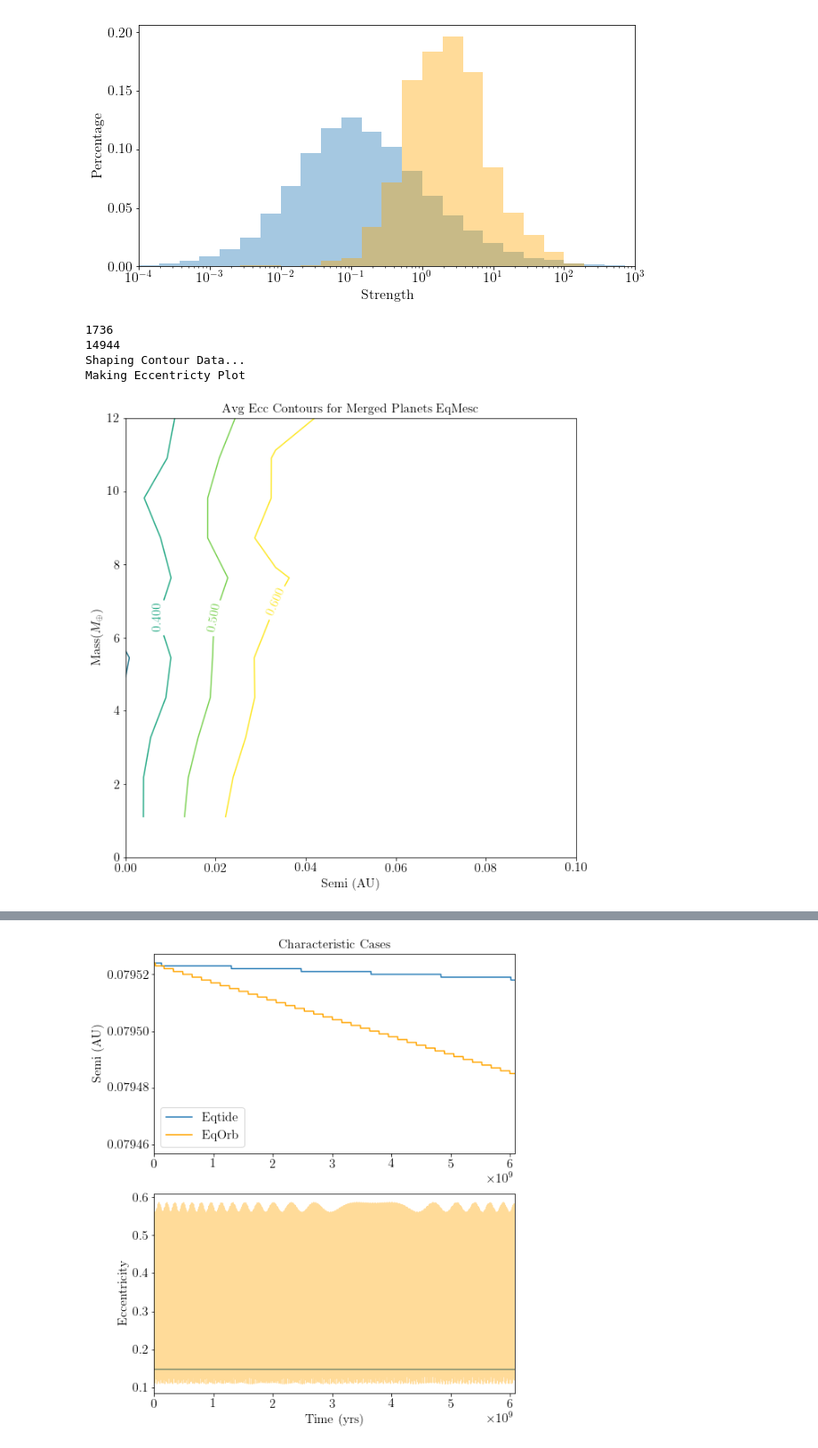
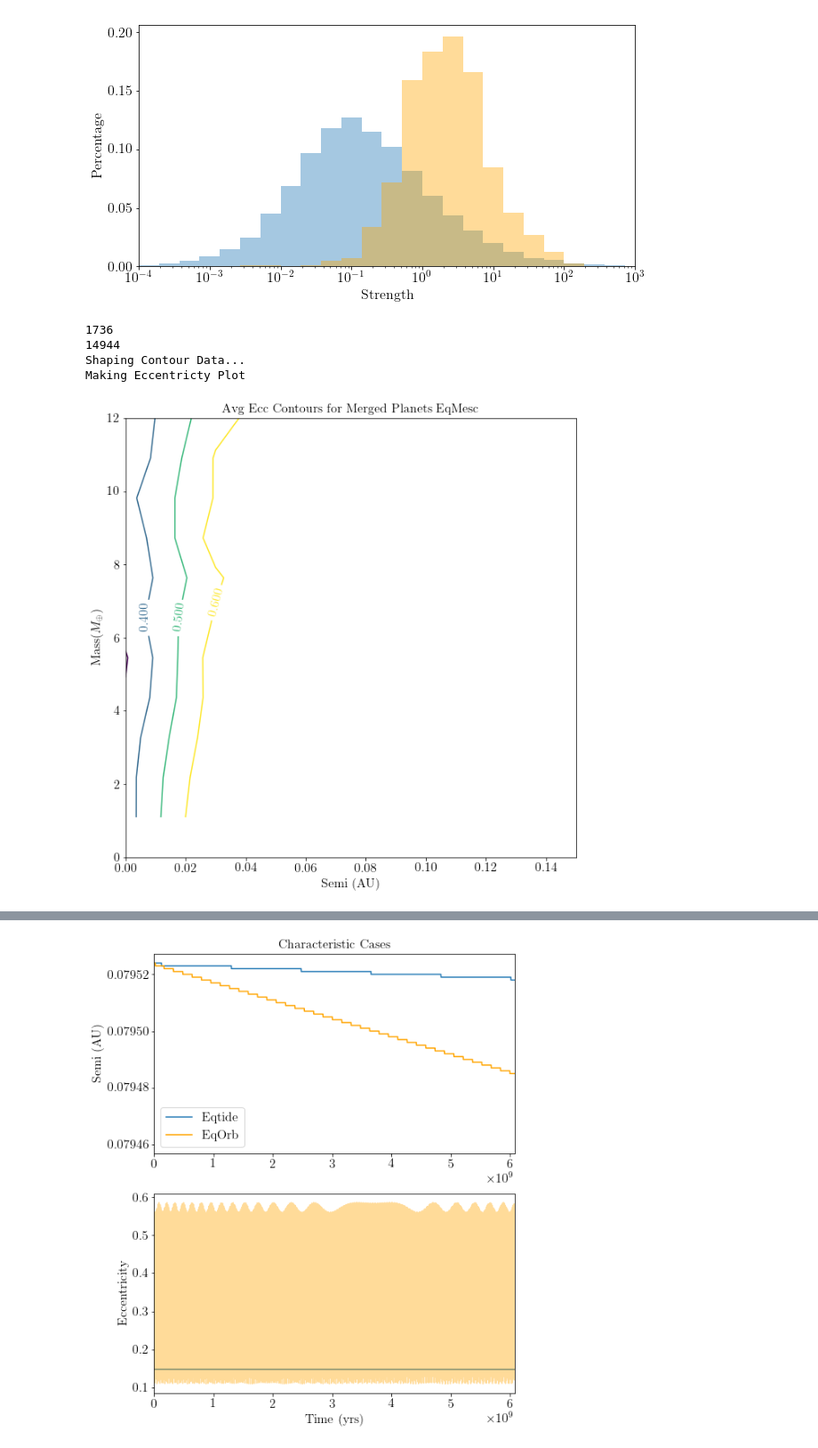
Before and after one commit to dm1681/MergingPerts, a Jupyter notebook: fig_gen.ipynb, the cells around one changed output, grey strips where cells are left out. Shown: that part at 89% size. Drawn from its saved outputs; the diff is of its cells as text; code cells hidden in the pictures.

```diff
--- a/fig_gen.ipynb
+++ b/fig_gen.ipynb
@@ -833,19 +839,21 @@ fig.savefig('./figs/strength_hist.png', bbox_inches='tight', dpi=300)
 # %%
 # now lets analyze the eqtide+atmesc cases
 merged_data_eqmesc = final_data_eqmesc[np.where(final_data_eqmesc['bMerge_eqmesc'] == 1)]
-print(len(merged_data_eqmesc))
-print(len(final_data_eqmesc))
+n_merged_eqmesc = len(merged_data_eqmesc)
+n_comp_eqmesc = len(final_data_eqmesc[np.where(final_data_eqmesc['bMerge_eqmesc'] != -9999)])
+print(n_merged_eqmesc)
+print(n_comp_eqmesc)
 x_data = merged_data_eqmesc['semi_b_0']
 y_data = merged_data_eqmesc['mass_b_0']
 z_data = merged_data_eqmesc['ecc_b_0']
 
 levels=[0.1,0.2,0.3,0.4,0.5,0.6]
 
 make_contour(x_data, y_data, z_data, y_binwidth=1, ylim = (0,12), levels=levels,
-             x_binwidth=0.025, xlim=(0,0.1), names='EqMesc');
+             x_binwidth=0.025, xlim=(0,0.15), names='EqMesc');
 # %% [output]
 1736
 14944
 Shaping Contour Data...
 Making Eccentricty Plot
-[figure, old version]
+[figure, new version]
```
Also changed, not shown: parts of 11 cells of this notebook, 1 other file.
